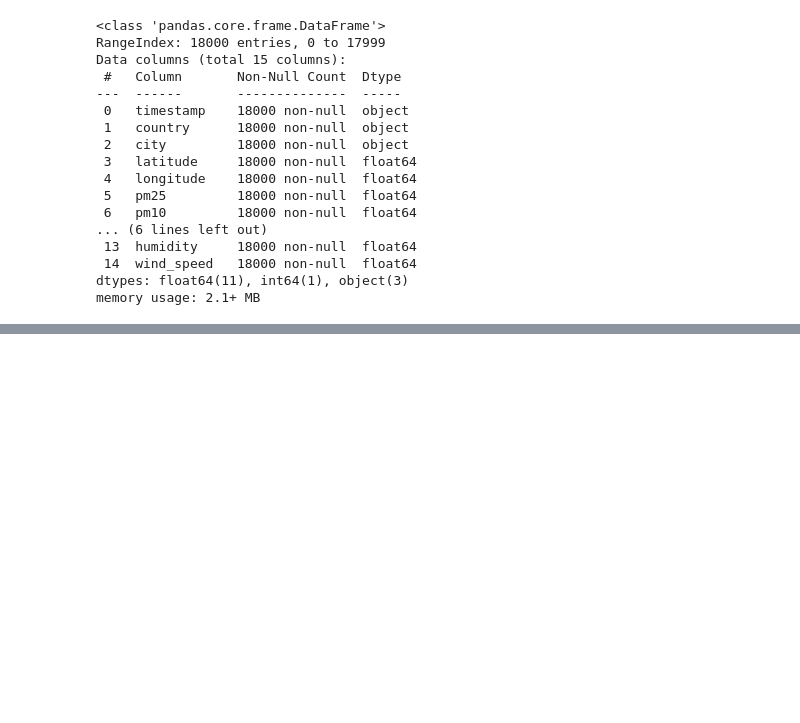
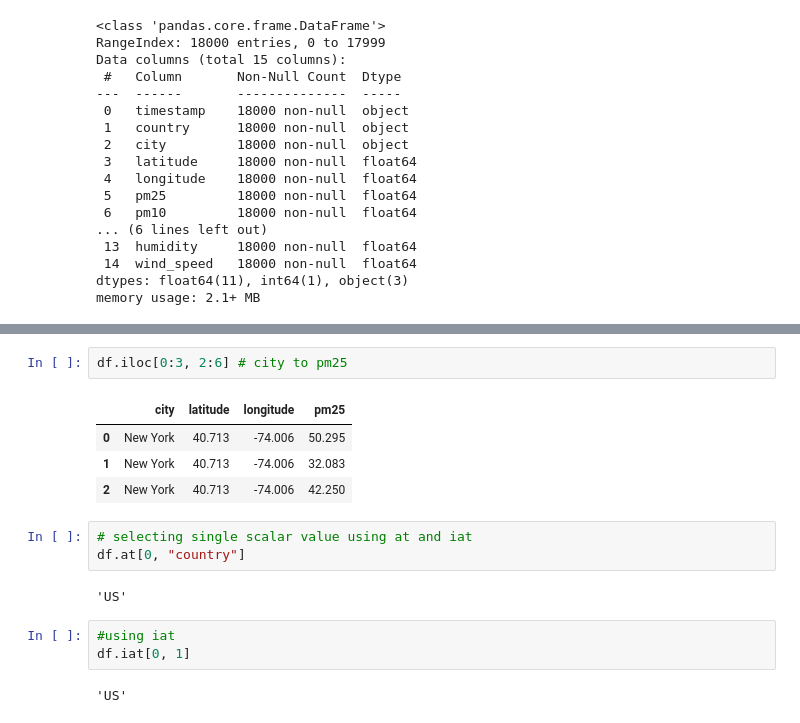
Before and after one commit to Vanshaj14Mohan/AI-and-ML, a Jupyter notebook: Section Two/Practical/task.ipynb, the cells around one changed output, grey strips where cells are left out. Drawn from its saved outputs; the diff is of its cells as text; blank space fills up the shorter version.

```diff
--- a/Section Two/Practical/task.ipynb
+++ b/Section Two/Practical/task.ipynb
@@ -67,0 +174,17 @@ df.describe()
+# %%
+df.iloc[0:3, 2:6] # city to pm25
+# %% [output]
+|  | city | latitude | longitude | pm25 |
+| 0 | New York | 40.713 | -74.006 | 50.295 |
+| 1 | New York | 40.713 | -74.006 | 32.083 |
+| 2 | New York | 40.713 | -74.006 | 42.250 |
+# %%
+# selecting single scalar value using at and iat
+df.at[0, "country"]
+# %% [output]
+'US'
+# %%
+#using iat
+df.iat[0, 1]
+# %% [output]
+'US'
```
Also changed, not shown: parts of 10 cells of this notebook.
